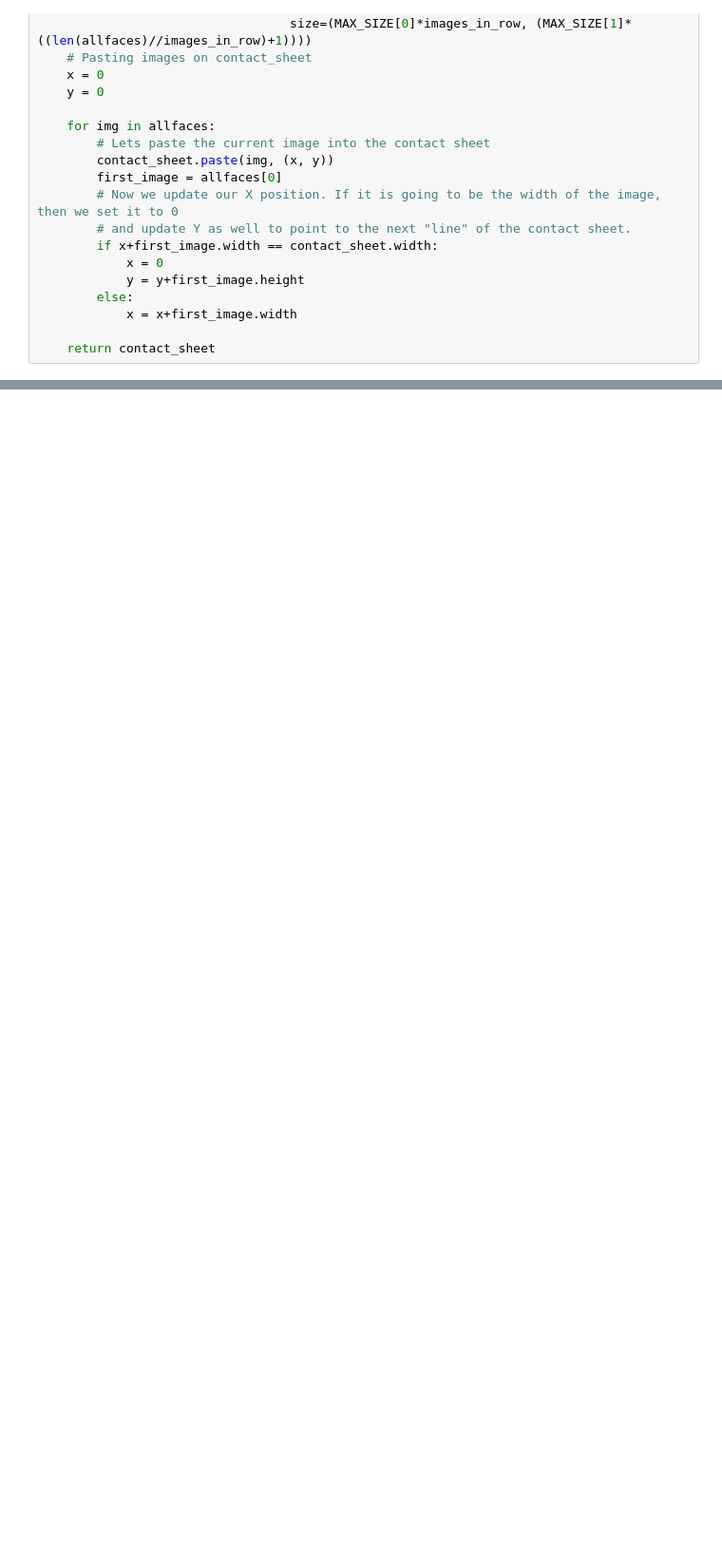
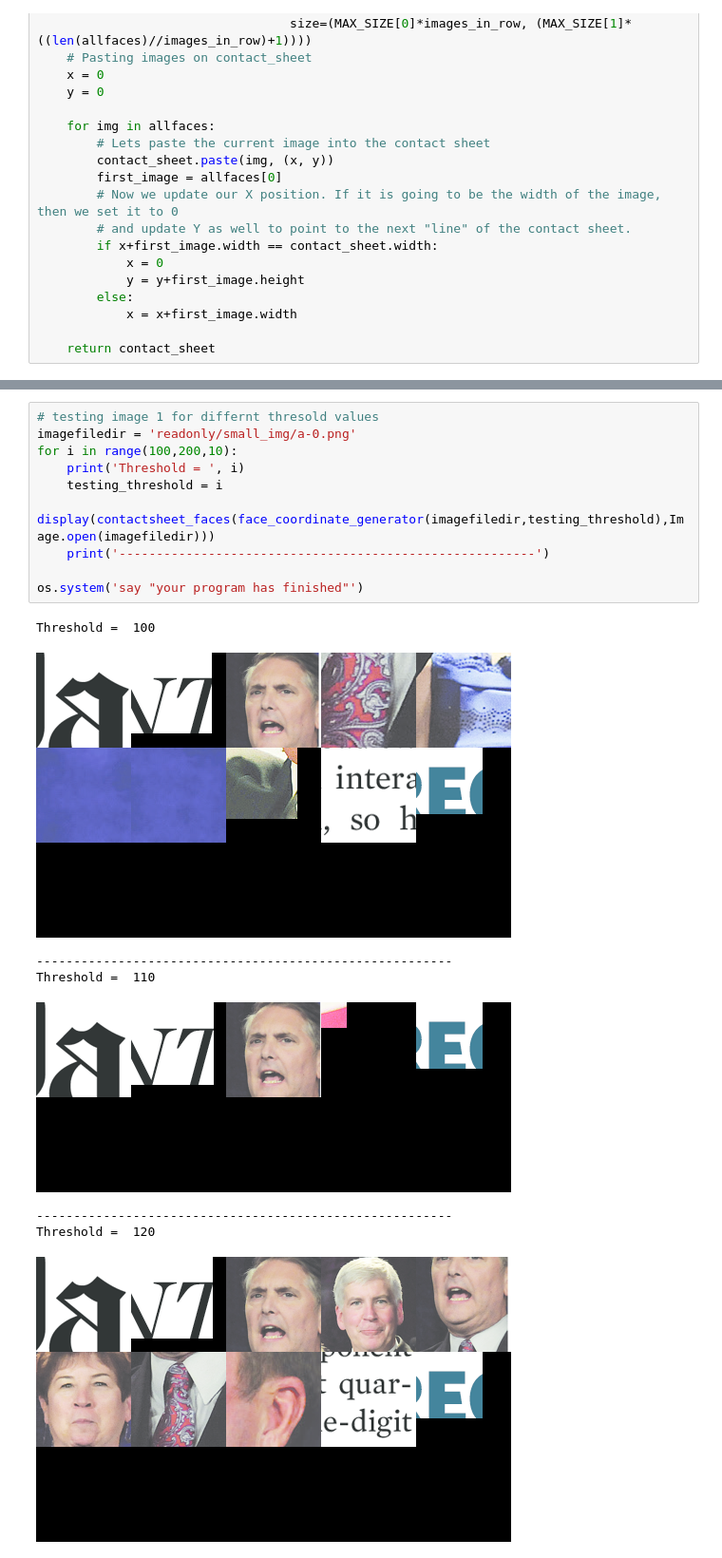
Before and after one commit to DietzscheNostoevsky/Learning-Python, a Jupyter notebook: UoM_Specializations/P3_C5_Python Projectpillow tesseract and opencv/final_project/project_testing.ipynb, the cells around one changed output, grey strips where cells are left out. Shown at 95% size. Drawn from its saved outputs; the diff is of its cells as text; blank space fills up the shorter version.

```diff
--- a/UoM_Specializations/P3_C5_Python Projectpillow tesseract and opencv/final_project/project_testing.ipynb
+++ b/UoM_Specializations/P3_C5_Python Projectpillow tesseract and opencv/final_project/project_testing.ipynb
@@ -149,0 +160,19 @@ def contactsheet_faces(face_coordinates, file_with_faces):
+# %%
+# testing image 1 for differnt thresold values
+imagefiledir = 'readonly/small_img/a-0.png'
+for i in range(100,200,10):
+    print('Threshold = ', i)
+    testing_threshold = i
+    display(contactsheet_faces(face_coordinate_generator(imagefiledir,testing_threshold),Image.open(imagefiledir)))
+    print('--------------------------------------------------------')
+
+os.system('say "your program has finished"')
+# %% [output]
+Threshold =  100
+[figure, added]
+--------------------------------------------------------
+Threshold =  110
+[figure, added]
+--------------------------------------------------------
+Threshold =  120
+[figure, added]
```
Also changed, not shown: parts of 4 cells of this notebook.
